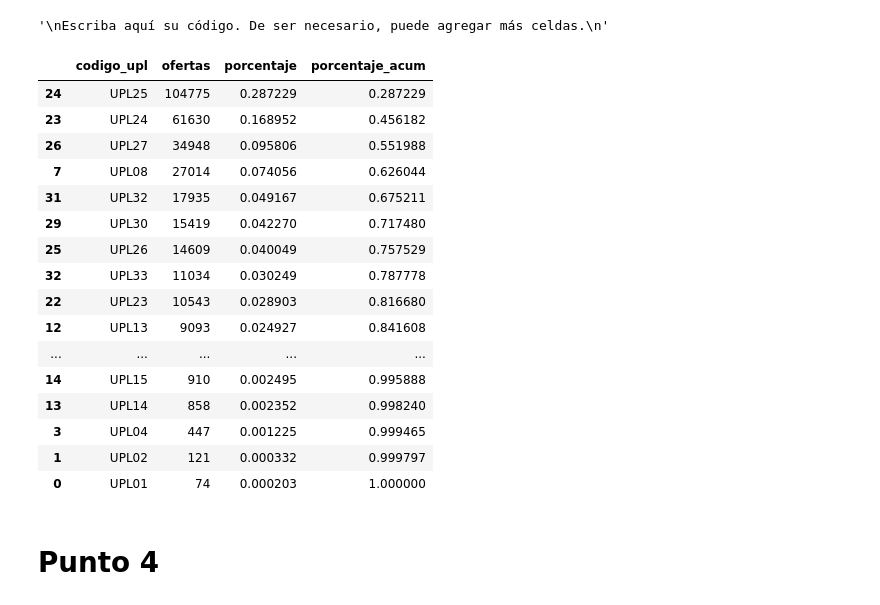
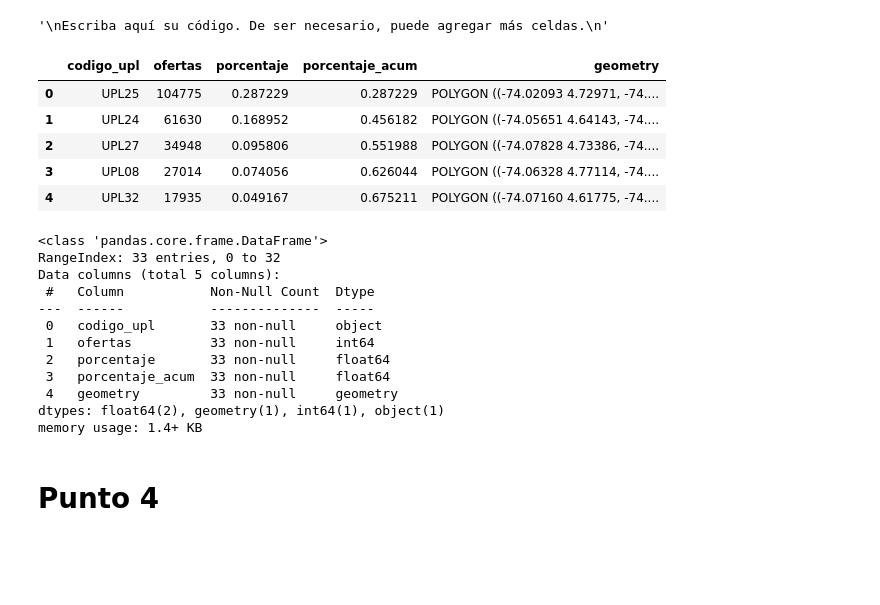
Before and after one commit to SantiGonzalezz/habi_prueba_data_science, a Jupyter notebook: Prueba_Data_Science_Santi.ipynb, the cells around one changed output. Cells and saved outputs as stored; diff of their text form; code cells hidden in the pictures; blank space fills up the shorter version.

```diff
--- a/Prueba_Data_Science_Santi.ipynb
+++ b/Prueba_Data_Science_Santi.ipynb
@@ -272,26 +273,36 @@ Escriba aquí su código. De ser necesario, puede agregar más celdas.
 df_ofertas_upl = df_inmuebles.groupby(['codigo_upl']).agg(ofertas=('id', 'count')).reset_index().sort_values(by='ofertas', ascending=False)
 df_ofertas_upl['porcentaje'] = df_ofertas_upl['ofertas'] / df_ofertas_upl['ofertas'].sum()
 df_ofertas_upl['porcentaje_acum'] = df_ofertas_upl['porcentaje'].cumsum()
+df_ofertas_upl = pd.merge(
+    df_ofertas_upl,
+    df_upls[['codigo_upl', 'geometry']],
+    how='left',
+    on='codigo_upl'
+)
 # %%
-df_ofertas_upl
+df_ofertas_upl.head()
 # %% [output]
-|  | codigo_upl | ofertas | porcentaje | porcentaje_acum |
-| 24 | UPL25 | 104775 | 0.287229 | 0.287229 |
-| 23 | UPL24 | 61630 | 0.168952 | 0.456182 |
-| 26 | UPL27 | 34948 | 0.095806 | 0.551988 |
-| 7 | UPL08 | 27014 | 0.074056 | 0.626044 |
-| 31 | UPL32 | 17935 | 0.049167 | 0.675211 |
-| 29 | UPL30 | 15419 | 0.042270 | 0.717480 |
-| 25 | UPL26 | 14609 | 0.040049 | 0.757529 |
-| 32 | UPL33 | 11034 | 0.030249 | 0.787778 |
-| 22 | UPL23 | 10543 | 0.028903 | 0.816680 |
-| 12 | UPL13 | 9093 | 0.024927 | 0.841608 |
-| ... | ... | ... | ... | ... |
-| 14 | UPL15 | 910 | 0.002495 | 0.995888 |
-| 13 | UPL14 | 858 | 0.002352 | 0.998240 |
-| 3 | UPL04 | 447 | 0.001225 | 0.999465 |
-| 1 | UPL02 | 121 | 0.000332 | 0.999797 |
-| 0 | UPL01 | 74 | 0.000203 | 1.000000 |
+|  | codigo_upl | ofertas | porcentaje | porcentaje_acum | geometry |
+| 0 | UPL25 | 104775 | 0.287229 | 0.287229 | POLYGON ((-74.02093 4.72971, -74.... |
+| 1 | UPL24 | 61630 | 0.168952 | 0.456182 | POLYGON ((-74.05651 4.64143, -74.... |
+| 2 | UPL27 | 34948 | 0.095806 | 0.551988 | POLYGON ((-74.07828 4.73386, -74.... |
+| 3 | UPL08 | 27014 | 0.074056 | 0.626044 | POLYGON ((-74.06328 4.77114, -74.... |
+| 4 | UPL32 | 17935 | 0.049167 | 0.675211 | POLYGON ((-74.07160 4.61775, -74.... |
+# %%
+df_ofertas_upl.info()
+# %% [output]
+<class 'pandas.core.frame.DataFrame'>
+RangeIndex: 33 entries, 0 to 32
+Data columns (total 5 columns):
+ #   Column           Non-Null Count  Dtype
+---  ------           --------------  -----
+ 0   codigo_upl       33 non-null     object
+ 1   ofertas          33 non-null     int64
+ 2   porcentaje       33 non-null     float64
+ 3   porcentaje_acum  33 non-null     float64
+ 4   geometry         33 non-null     geometry
+dtypes: float64(2), geometry(1), int64(1), object(1)
+memory usage: 1.4+ KB
 # %% [markdown]
 # **Punto 4**
 # %% [markdown]
```
Also changed, not shown: parts of 1 cell of this notebook, 2 other files.
